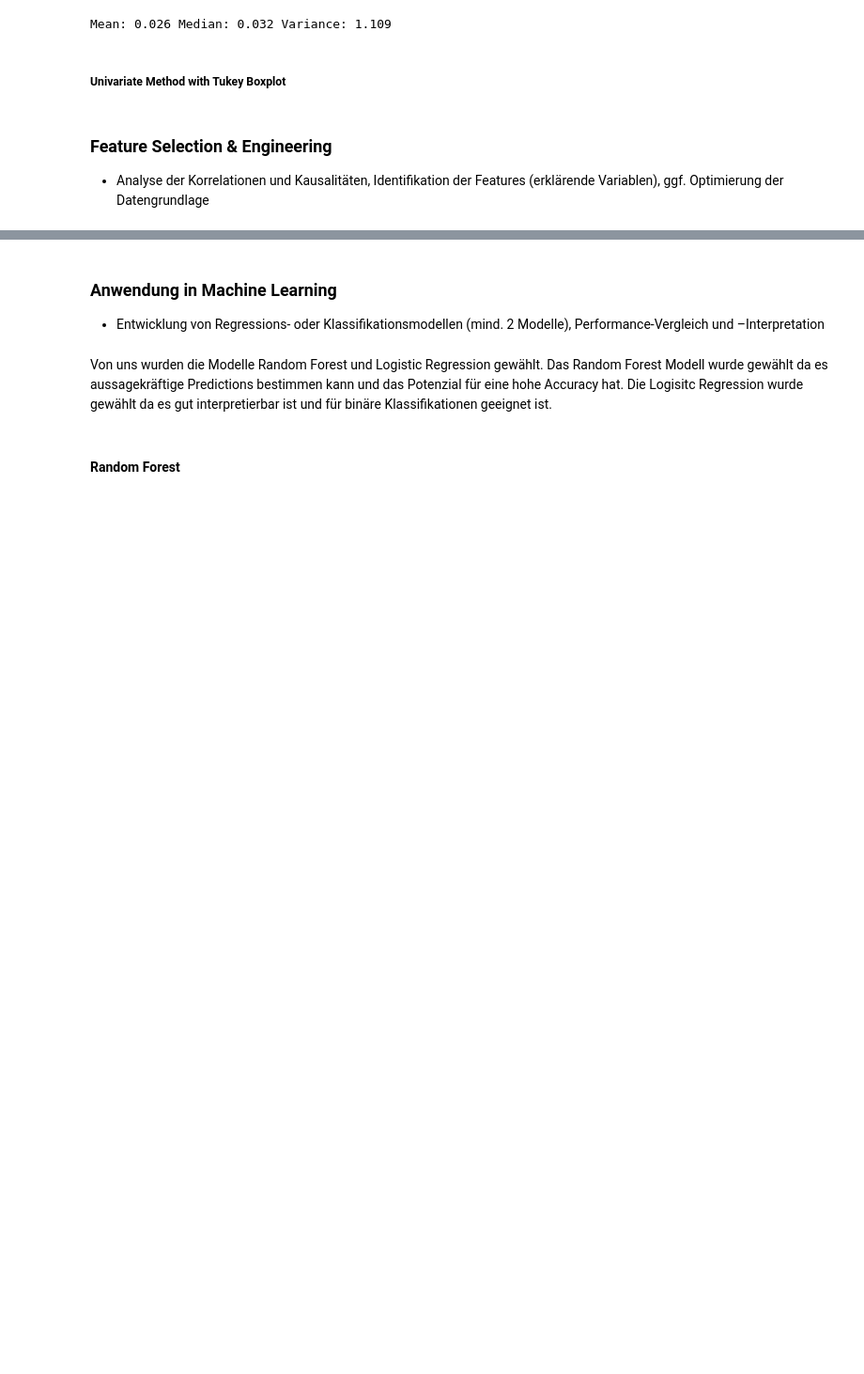
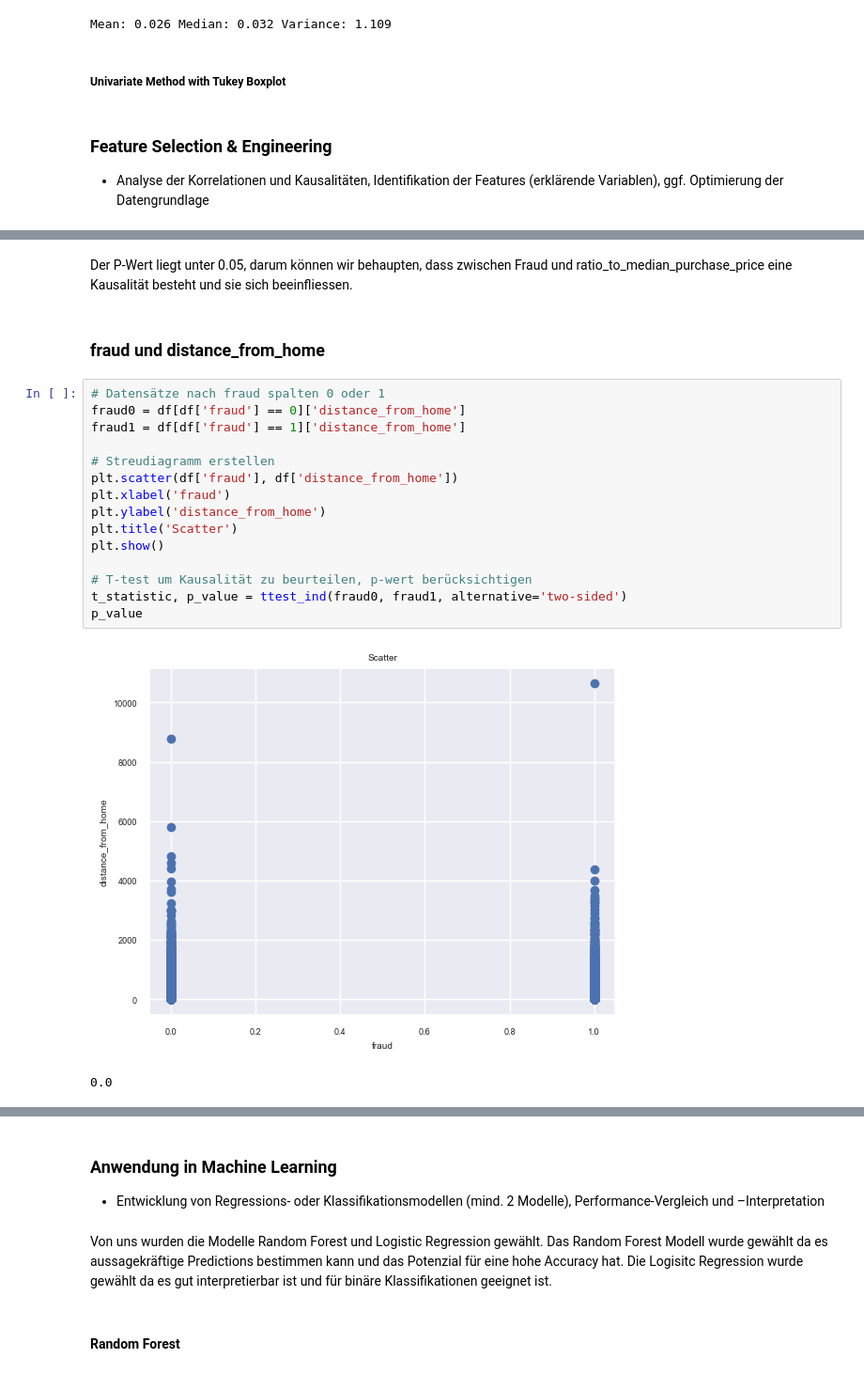
Before and after one commit to zwoi/creditcard, a Jupyter notebook: creditcard_fraud.ipynb, the cells around one changed output, grey strips where cells are left out. Shown at 94% size. Drawn from its saved outputs; the diff is of its cells as text; blank space fills up the shorter version.

```diff
--- a/creditcard_fraud.ipynb
+++ b/creditcard_fraud.ipynb
@@ -1140,0 +1203,22 @@ ggf. Optimierung der Datengrundlage
+# %% [markdown]
+Der P-Wert liegt unter 0.05, darum können wir behaupten, dass zwischen Fraud und ratio_to_median_purchase_price eine Kausalität besteht und sie sich beeinfliessen.
+# %% [markdown]
+### fraud und distance_from_home
+# %%
+# Datensätze nach fraud spalten 0 oder 1
+fraud0 = df[df['fraud'] == 0]['distance_from_home']
+fraud1 = df[df['fraud'] == 1]['distance_from_home']
+
+# Streudiagramm erstellen
+plt.scatter(df['fraud'], df['distance_from_home'])
+plt.xlabel('fraud')
+plt.ylabel('distance_from_home')
+plt.title('Scatter')
+plt.show()
+
+# T-test um Kausalität zu beurteilen, p-wert berücksichtigen
+t_statistic, p_value = ttest_ind(fraud0, fraud1, alternative='two-sided')
+p_value
+# %% [output]
+[figure, added]
+0.0
```
Also changed, not shown: parts of 20 cells of this notebook.
